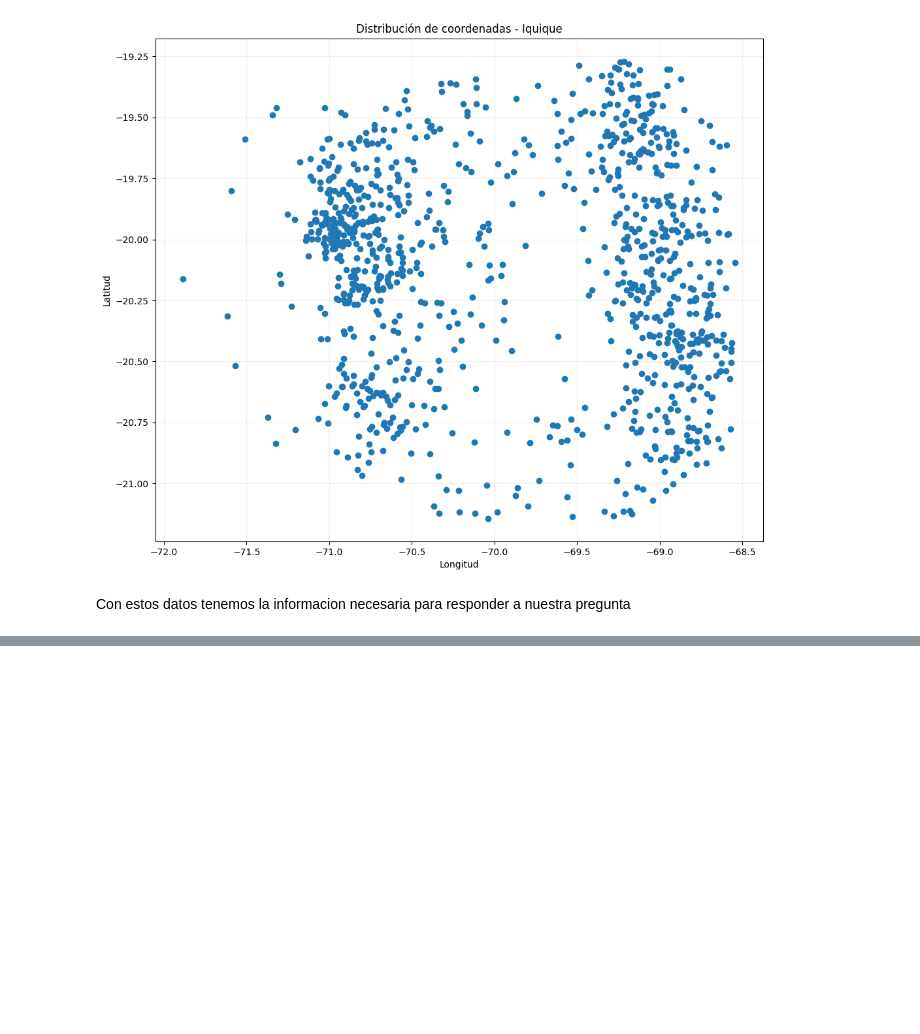
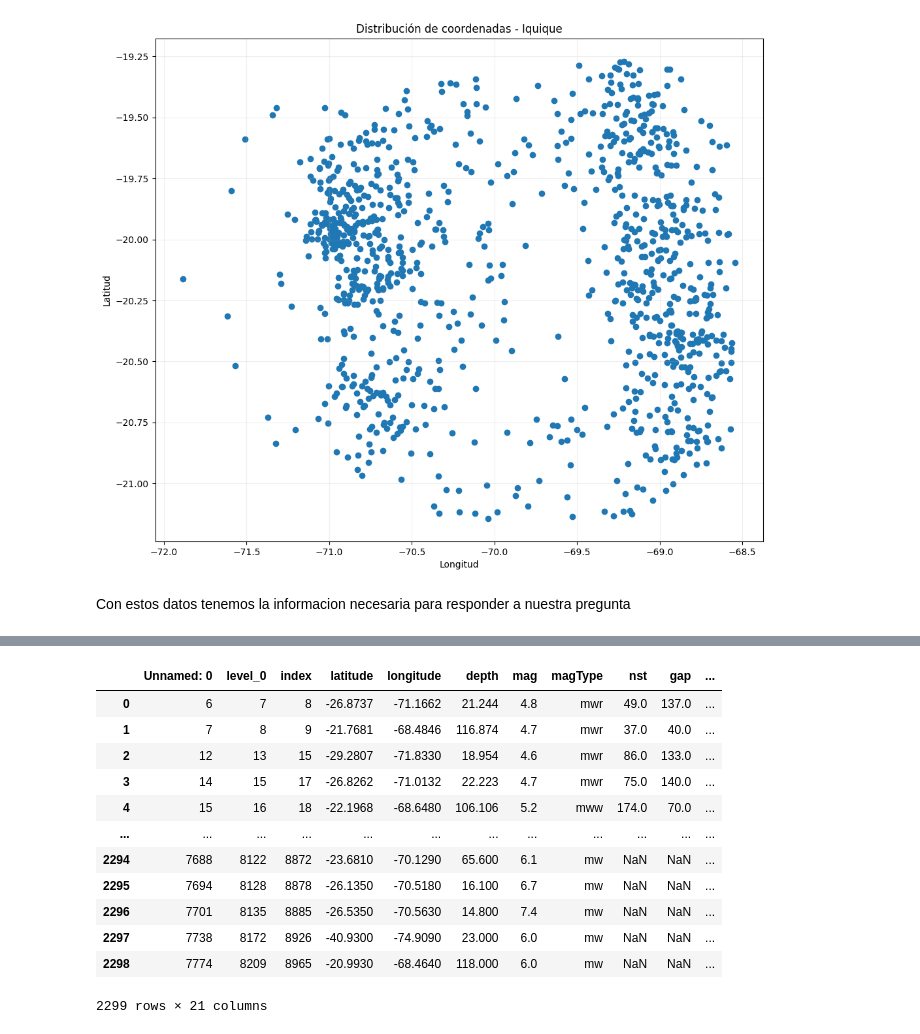
Before and after one commit to Skysilen-t/Proyecto-Ciencia-de-Datos, a Jupyter notebook: Propuesta y documento/Proyecto investigacion propuesta.ipynb, the cells around one changed output, grey strips where cells are left out. Drawn from its saved outputs; the diff is of its cells as text; code cells hidden in the pictures; blank space fills up the shorter version.

```diff
--- a/Propuesta y documento/Proyecto investigacion propuesta.ipynb
+++ b/Propuesta y documento/Proyecto investigacion propuesta.ipynb
@@ -782,0 +834,19 @@ Con estos datos tenemos la informacion necesaria para responder a nuestra pregun
+# %%
+df_nuevo = df[df['date'] >= '1976-01-01']
+magnitudes_mw = ['mww', 'mw', 'mwc', 'mwb', 'mwr']
+df_mw = df_nuevo[df_nuevo['magType'].isin(magnitudes_mw)].reset_index(drop=True)
+df_mw
+# %% [output]
+|  | Unnamed: 0 | level_0 | index | latitude | longitude | depth | mag | magType | nst | gap | ... |
+| 0 | 6 | 7 | 8 | -26.8737 | -71.1662 | 21.244 | 4.8 | mwr | 49.0 | 137.0 | ... |
+| 1 | 7 | 8 | 9 | -21.7681 | -68.4846 | 116.874 | 4.7 | mwr | 37.0 | 40.0 | ... |
+| 2 | 12 | 13 | 15 | -29.2807 | -71.8330 | 18.954 | 4.6 | mwr | 86.0 | 133.0 | ... |
+| 3 | 14 | 15 | 17 | -26.8262 | -71.0132 | 22.223 | 4.7 | mwr | 75.0 | 140.0 | ... |
+| 4 | 15 | 16 | 18 | -22.1968 | -68.6480 | 106.106 | 5.2 | mww | 174.0 | 70.0 | ... |
+| ... | ... | ... | ... | ... | ... | ... | ... | ... | ... | ... | ... |
+| 2294 | 7688 | 8122 | 8872 | -23.6810 | -70.1290 | 65.600 | 6.1 | mw | NaN | NaN | ... |
+| 2295 | 7694 | 8128 | 8878 | -26.1350 | -70.5180 | 16.100 | 6.7 | mw | NaN | NaN | ... |
+| 2296 | 7701 | 8135 | 8885 | -26.5350 | -70.5630 | 14.800 | 7.4 | mw | NaN | NaN | ... |
+| 2297 | 7738 | 8172 | 8926 | -40.9300 | -74.9090 | 23.000 | 6.0 | mw | NaN | NaN | ... |
+| 2298 | 7774 | 8209 | 8965 | -20.9930 | -68.4640 | 118.000 | 6.0 | mw | NaN | NaN | ... |
+2299 rows × 21 columns
```
Also changed, not shown: parts of 9 cells of this notebook.
